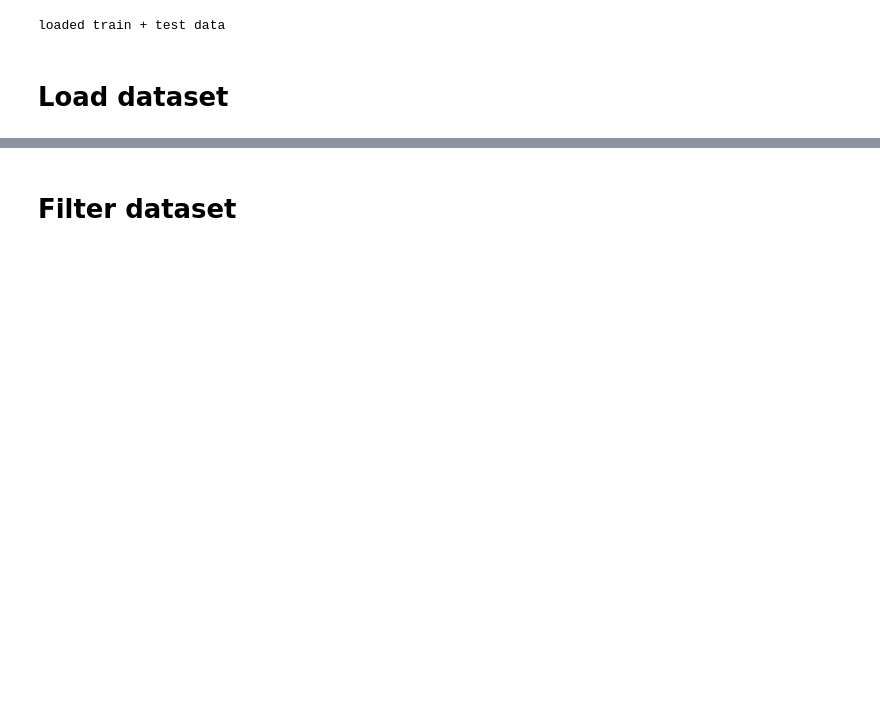
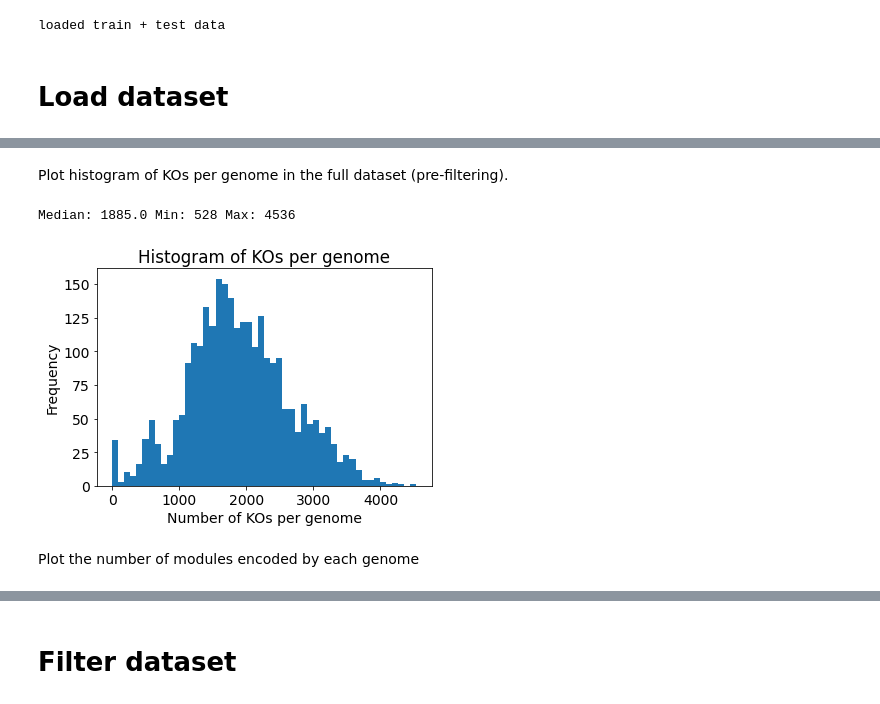
Before and after one commit to natasha-dudek/DeepGenomeVector, a Jupyter notebook: main.ipynb, the cells around one changed output, grey strips where cells are left out. Drawn from its saved outputs; the diff is of its cells as text; code cells hidden in the pictures; blank space fills up the shorter version.

```diff
--- a/main.ipynb
+++ b/main.ipynb
@@ -55,9 +55,2 @@ replacement_threshold = 0.5 # probability over which binarizer converts to a 1
 # %% [markdown]
 # Load dataset
-# %%
-tla_to_mod_to_kos, mod_sets = pre_process.load_mods(DATA_DIR) # path to dir with tla_to_mod_to_kos.pkl
-tla_to_tnum, tnum_to_tla, keepers = pre_process.genomes2include(DATA_DIR)
-tnum_to_kos, n_kos_tot, all_kos = pre_process.load_kos(tla_to_tnum, tnum_to_tla, tla_to_mod_to_kos, DATA_DIR)
-org_to_mod_to_kos, mod_sets = pre_process.load_mods(DATA_DIR)
-mod_to_kos = pre_process.create_mod_to_kos(org_to_mod_to_kos)
-mod_to_ko_clean = pre_process.clean_kos(mod_sets)
@@ -76,0 +57,5 @@ test_genomes = torch.load(BASE_DIR+"kegg_v2_test_genomes_2020-09-29.pt")
+# %%
+tla_to_mod_to_kos, mod_sets, tla_to_tnum, \
+tnum_to_tla, keepers, tnum_to_kos, n_kos_tot, all_kos, \
+mod_to_ko_clean, all_kos, tla_to_mod_to_kos, \
+train_data, test_data, train_genomes, test_genomes = pre_process.load_data(BASE_DIR, DATA_DIR)
@@ -76,0 +74,9 @@ test_genomes = torch.load(BASE_DIR+"kegg_v2_test_genomes_2020-09-29.pt")
+# %% [markdown]
+Plot histogram of KOs per genome in the full dataset (pre-filtering).
+# %%
+fig = data_viz.kos_per_genome(BASE_DIR, tnum_to_kos, train_genomes, test_genomes)
+# %% [output]
+Median: 1885.0 Min: 528 Max: 4536
+[figure, added]
+# %% [markdown]
+Plot the number of modules encoded by each genome
```
Also changed, not shown: parts of 134 cells of this notebook, 6 other files.
